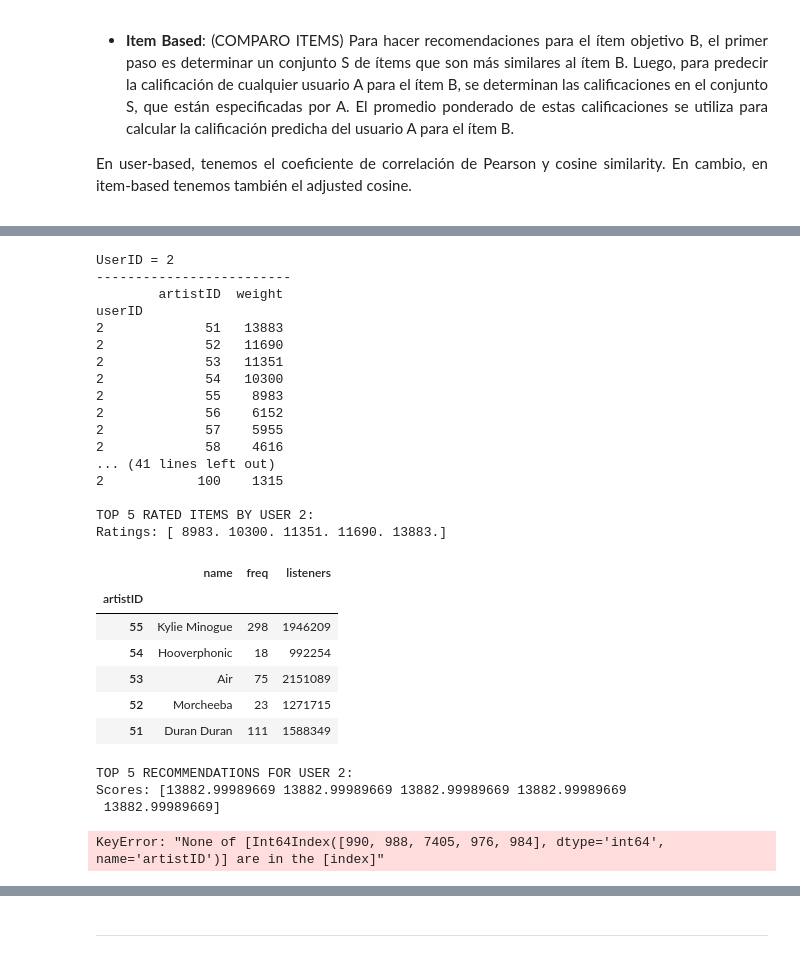
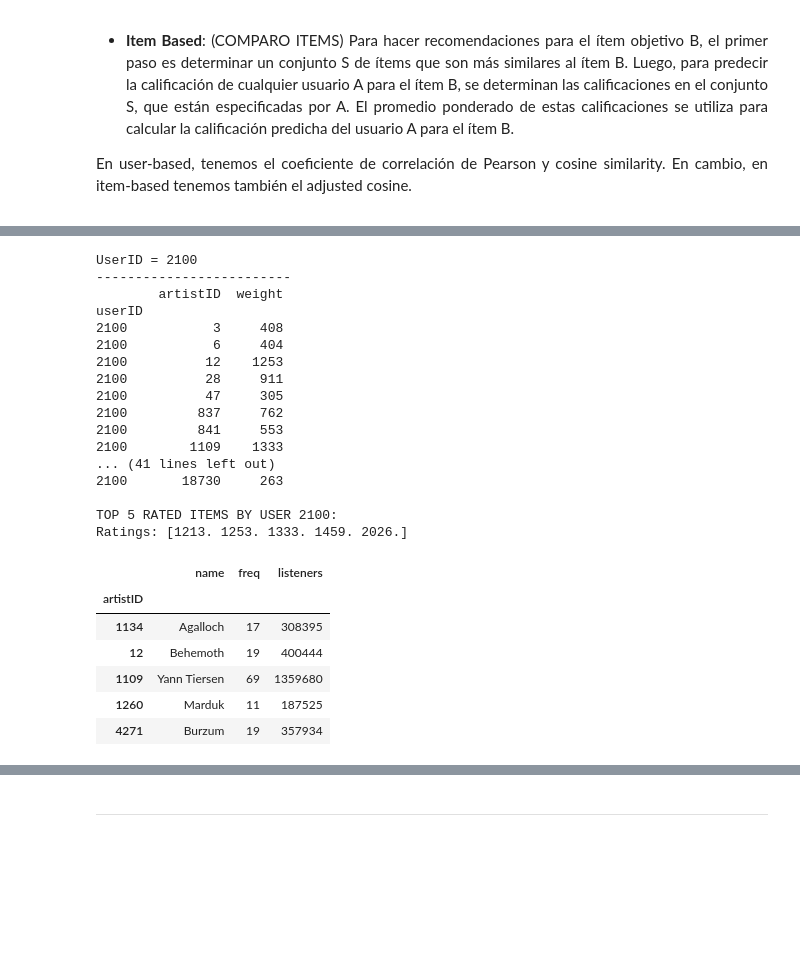
Before and after one commit to SergioCuencaNunez/ml3-music-recommender, a Jupyter notebook: main2.ipynb, the cells around one changed output, grey strips where cells are left out. Cells and saved outputs as stored; diff of their text form; code cells hidden in the pictures; blank space fills up the shorter version.

Commit message:
recommendations workaround

```diff
--- a/main2.ipynb
+++ b/main2.ipynb
@@ -298,60 +298,49 @@ user_df
 # %%
+# User-item interaction matrix from the trained model
 rating_mat = iknn_adjusted.train_set.matrix
+# Dictionaries mapping the original user and item IDs to their respective indices in the interaction matrix
 user_id2idx = iknn_adjusted.train_set.uid_map
+item_id2idx = iknn_adjusted.train_set.iid_map
+# Lists that allow mapping back from the internal user/item indices to their original IDs
 user_idx2id = list(iknn_adjusted.train_set.user_ids)
-item_id2idx = iknn_adjusted.train_set.iid_map
 item_idx2id = list(iknn_adjusted.train_set.item_ids)
 
 TOPK = 5
-UID = 2  # El ID del usuario deseado;
+UID = 2100  # El ID del usuario deseado;
 UIDX = user_id2idx.get(UID)
-
-
 
 print(f"UserID = {UID}")
 print("-" * 25)
 print(user_df.loc[UID])
 
+# Ratings between the selected user and all items
 rating_arr = rating_mat[UIDX].A.ravel()
 top_rated_items = np.argsort(rating_arr)[-TOPK:]
 print(f"\nTOP {TOPK} RATED ITEMS BY USER {UID}:")
 print("Ratings:", rating_arr[top_rated_items])
 item_df.loc[[int(item_idx2id[i]) for i in top_rated_items]]
-#selecciono al primer usuario y vemos que en items lo tiene fijos en 5., entoncces dice que se coja esas peliculas que le ha dado 5 estrellas
-#en vez de buscar usuarios que se parezcan busco las pelis que le han gustado tanto y de esas veo las pelis que se parezcan
 # %% [output]
-UserID = 2
+UserID = 2100
 -------------------------
         artistID  weight
 userID
-2             51   13883
-2             52   11690
-2             53   11351
-2             54   10300
-2             55    8983
-2             56    6152
-2             57    5955
-2             58    4616
+2100           3     408
+2100           6     404
+2100          12    1253
+2100          28     911
+2100          47     305
+2100         837     762
+2100         841     553
+2100        1109    1333
 ... (41 lines left out)
-2            100    1315
+2100       18730     263
 
-TOP 5 RATED ITEMS BY USER 2:
-Ratings: [ 8983. 10300. 11351. 11690. 13883.]
+TOP 5 RATED ITEMS BY USER 2100:
+Ratings: [1213. 1253. 1333. 1459. 2026.]
 |  | name | freq | listeners |
 | artistID |  |  |  |
-| 55 | Kylie Minogue | 298 | 1946209 |
-| 54 | Hooverphonic | 18 | 992254 |
-| 53 | Air | 75 | 2151089 |
-| 52 | Morcheeba | 23 | 1271715 |
-| 51 | Duran Duran | 111 | 1588349 |
+| 1134 | Agalloch | 17 | 308395 |
+| 12 | Behemoth | 19 | 400444 |
+| 1109 | Yann Tiersen | 69 | 1359680 |
+| 1260 | Marduk | 11 | 187525 |
+| 4271 | Burzum | 19 | 357934 |
-# %%
-recommendations, scores = iknn_adjusted.rank(UIDX) #mejor el coseno ajustado para item
-#coseno ajustado NO VALE PARA LAS FILAS!!!!!!!!!!!!!!!!!!!!!!!
-print(f"\nTOP {TOPK} RECOMMENDATIONS FOR USER {UID}:")
-print("Scores:", scores[recommendations[:TOPK]])
-item_df.loc[[int(item_idx2id[i]) for i in recommendations[:TOPK]]]
-# %% [output]
-TOP 5 RECOMMENDATIONS FOR USER 2:
-Scores: [13882.99989669 13882.99989669 13882.99989669 13882.99989669
- 13882.99989669]
-KeyError: "None of [Int64Index([990, 988, 7405, 976, 984], dtype='int64', name='artistID')] are in the [index]"
```
Also changed, not shown: parts of 5 cells of this notebook, 1 other file.
